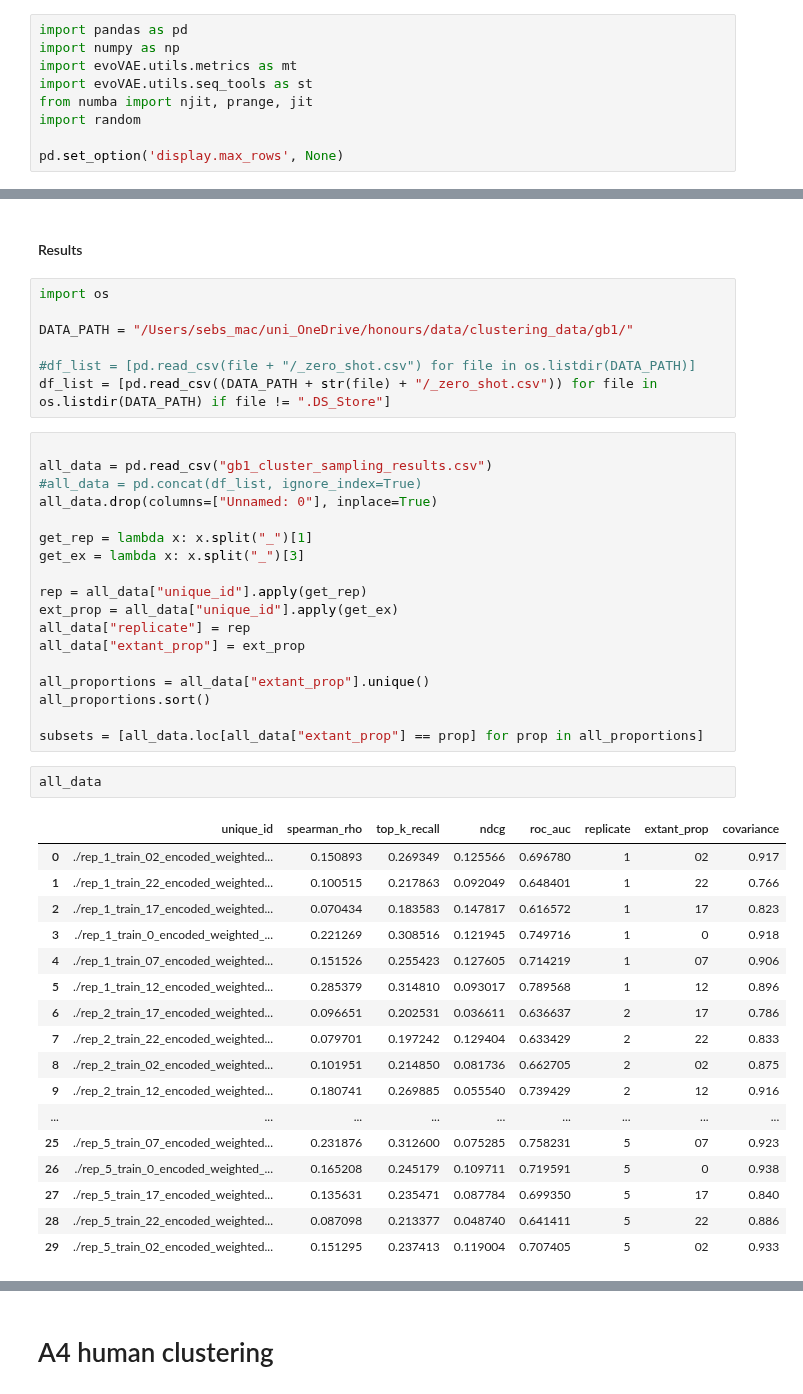
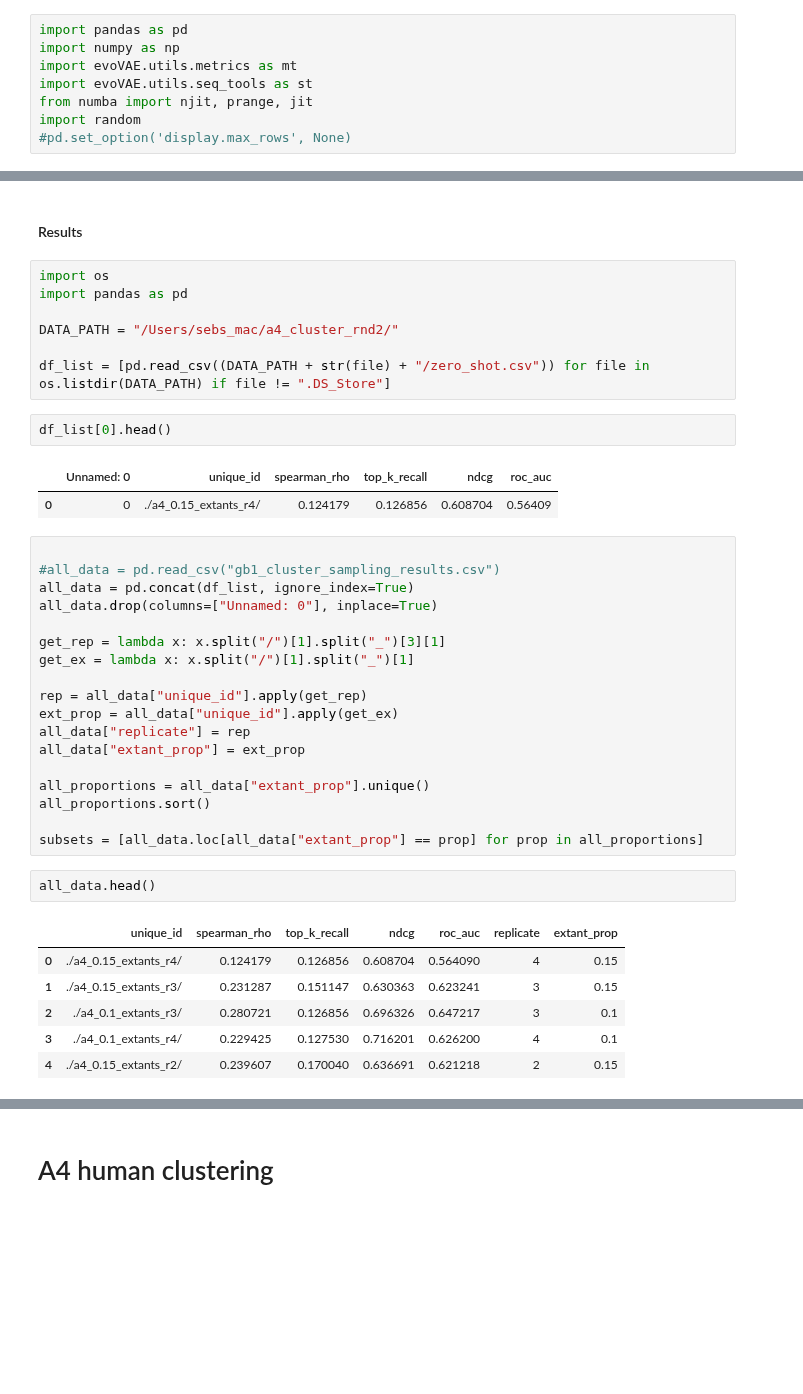
Before and after one commit to SebPorras/MAP_VAE, a Jupyter notebook: notebooks/sampling_ancestors.ipynb, the cells around one changed output, grey strips where cells are left out. Saved outputs shown, nothing was run; the diff lists cells and outputs as text; blank space fills up the shorter version.

```diff
--- a/notebooks/sampling_ancestors.ipynb
+++ b/notebooks/sampling_ancestors.ipynb
@@ -5,5 +5,4 @@ import evoVAE.utils.metrics as mt
 import evoVAE.utils.seq_tools as st
 from numba import njit, prange, jit
 import random
-
-pd.set_option('display.max_rows', None)
+#pd.set_option('display.max_rows', None)
@@ -137,19 +156,24 @@ test.loc[~test["id"].str.contains("tree")]
 #### Results
 # %%
 import os
+import pandas as pd
 
-DATA_PATH = "/Users/sebs_mac/uni_OneDrive/honours/data/clustering_data/gb1/"
+DATA_PATH = "/Users/sebs_mac/a4_cluster_rnd2/"
 
-#df_list = [pd.read_csv(file + "/_zero_shot.csv") for file in os.listdir(DATA_PATH)]
-df_list = [pd.read_csv((DATA_PATH + str(file) + "/_zero_shot.csv")) for file in os.listdir(DATA_PATH) if file != ".DS_Store"]
+df_list = [pd.read_csv((DATA_PATH + str(file) + "/zero_shot.csv")) for file in os.listdir(DATA_PATH) if file != ".DS_Store"]
+# %%
+df_list[0].head()
+# %% [output]
+|  | Unnamed: 0 | unique_id | spearman_rho | top_k_recall | ndcg | roc_auc |
+| 0 | 0 | ./a4_0.15_extants_r4/ | 0.124179 | 0.126856 | 0.608704 | 0.56409 |
 # %%
 
-all_data = pd.read_csv("gb1_cluster_sampling_results.csv")
-#all_data = pd.concat(df_list, ignore_index=True)
+#all_data = pd.read_csv("gb1_cluster_sampling_results.csv")
+all_data = pd.concat(df_list, ignore_index=True)
 all_data.drop(columns=["Unnamed: 0"], inplace=True)
 
-get_rep = lambda x: x.split("_")[1]
-get_ex = lambda x: x.split("_")[3]
+get_rep = lambda x: x.split("/")[1].split("_")[3][1]
+get_ex = lambda x: x.split("/")[1].split("_")[1]
 
 rep = all_data["unique_id"].apply(get_rep)
 ext_prop = all_data["unique_id"].apply(get_ex)
@@ -161,22 +185,11 @@ all_proportions.sort()
 
 subsets = [all_data.loc[all_data["extant_prop"] == prop] for prop in all_proportions]
 # %%
-all_data
+all_data.head()
 # %% [output]
-|  | unique_id | spearman_rho | top_k_recall | ndcg | roc_auc | replicate | extant_prop | covariance |
-| 0 | ./rep_1_train_02_encoded_weighted... | 0.150893 | 0.269349 | 0.125566 | 0.696780 | 1 | 02 | 0.917 |
-| 1 | ./rep_1_train_22_encoded_weighted... | 0.100515 | 0.217863 | 0.092049 | 0.648401 | 1 | 22 | 0.766 |
-| 2 | ./rep_1_train_17_encoded_weighted... | 0.070434 | 0.183583 | 0.147817 | 0.616572 | 1 | 17 | 0.823 |
-| 3 | ./rep_1_train_0_encoded_weighted_... | 0.221269 | 0.308516 | 0.121945 | 0.749716 | 1 | 0 | 0.918 |
-| 4 | ./rep_1_train_07_encoded_weighted... | 0.151526 | 0.255423 | 0.127605 | 0.714219 | 1 | 07 | 0.906 |
-| 5 | ./rep_1_train_12_encoded_weighted... | 0.285379 | 0.314810 | 0.093017 | 0.789568 | 1 | 12 | 0.896 |
-| 6 | ./rep_2_train_17_encoded_weighted... | 0.096651 | 0.202531 | 0.036611 | 0.636637 | 2 | 17 | 0.786 |
-| 7 | ./rep_2_train_22_encoded_weighted... | 0.079701 | 0.197242 | 0.129404 | 0.633429 | 2 | 22 | 0.833 |
-| 8 | ./rep_2_train_02_encoded_weighted... | 0.101951 | 0.214850 | 0.081736 | 0.662705 | 2 | 02 | 0.875 |
-| 9 | ./rep_2_train_12_encoded_weighted... | 0.180741 | 0.269885 | 0.055540 | 0.739429 | 2 | 12 | 0.916 |
-| ... | ... | ... | ... | ... | ... | ... | ... | ... |
-| 25 | ./rep_5_train_07_encoded_weighted... | 0.231876 | 0.312600 | 0.075285 | 0.758231 | 5 | 07 | 0.923 |
-| 26 | ./rep_5_train_0_encoded_weighted_... | 0.165208 | 0.245179 | 0.109711 | 0.719591 | 5 | 0 | 0.938 |
-| 27 | ./rep_5_train_17_encoded_weighted... | 0.135631 | 0.235471 | 0.087784 | 0.699350 | 5 | 17 | 0.840 |
-| 28 | ./rep_5_train_22_encoded_weighted... | 0.087098 | 0.213377 | 0.048740 | 0.641411 | 5 | 22 | 0.886 |
-| 29 | ./rep_5_train_02_encoded_weighted... | 0.151295 | 0.237413 | 0.119004 | 0.707405 | 5 | 02 | 0.933 |
+|  | unique_id | spearman_rho | top_k_recall | ndcg | roc_auc | replicate | extant_prop |
+| 0 | ./a4_0.15_extants_r4/ | 0.124179 | 0.126856 | 0.608704 | 0.564090 | 4 | 0.15 |
+| 1 | ./a4_0.15_extants_r3/ | 0.231287 | 0.151147 | 0.630363 | 0.623241 | 3 | 0.15 |
+| 2 | ./a4_0.1_extants_r3/ | 0.280721 | 0.126856 | 0.696326 | 0.647217 | 3 | 0.1 |
+| 3 | ./a4_0.1_extants_r4/ | 0.229425 | 0.127530 | 0.716201 | 0.626200 | 4 | 0.1 |
+| 4 | ./a4_0.15_extants_r2/ | 0.239607 | 0.170040 | 0.636691 | 0.621218 | 2 | 0.15 |
```
Also changed, not shown: parts of 6 cells of this notebook, 1 other file.
